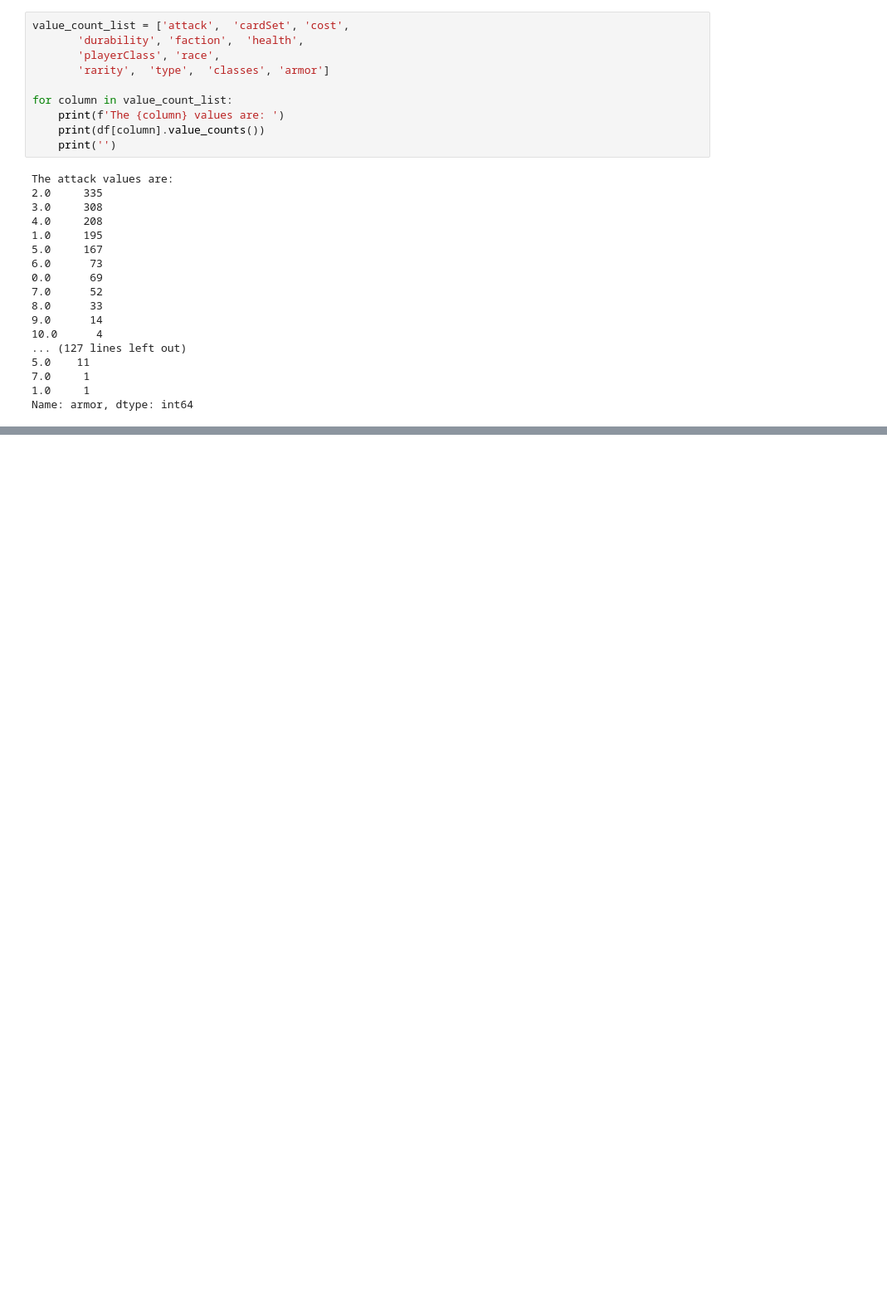
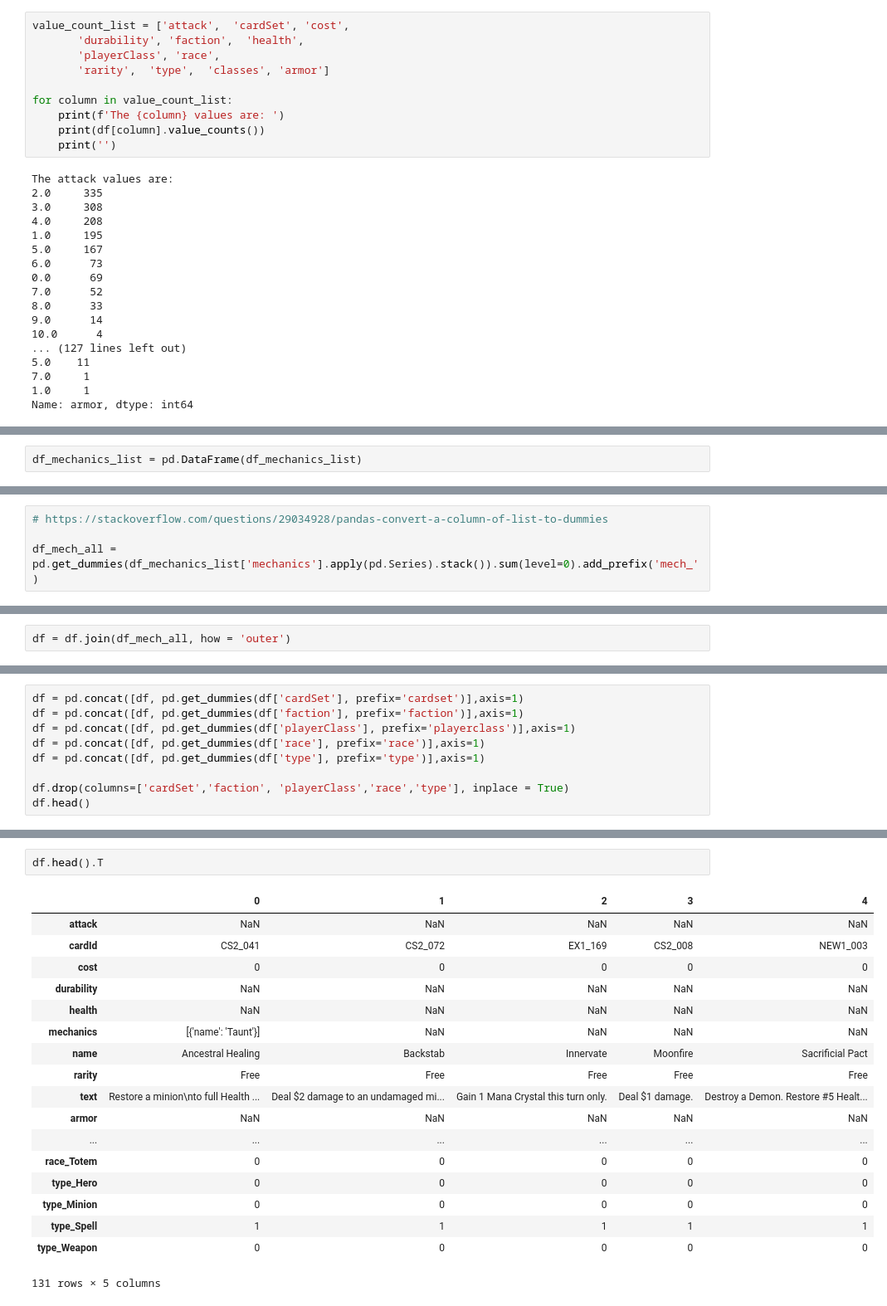
Before and after one commit to sarahberner/Capstone, a Jupyter notebook: 0.2 - EDA .ipynb, the cells around one changed output, grey strips where cells are left out. Shown: that part at 83% size. Drawn from its saved outputs; the diff is of its cells as text; blank space fills up the shorter version.

```diff
--- a/0.2 - EDA .ipynb
+++ b/0.2 - EDA .ipynb
@@ -210,0 +309,2 @@ network analysis (clustering)*** this is the way to go!
+# %%
+df_mechanics_list = pd.DataFrame(df_mechanics_list)
@@ -210,0 +315,4 @@ network analysis (clustering)*** this is the way to go!
+# %%
+# https://stackoverflow.com/questions/29034928/pandas-convert-a-column-of-list-to-dummies
+
+df_mech_all = pd.get_dummies(df_mechanics_list['mechanics'].apply(pd.Series).stack()).sum(level=0).add_prefix('mech_')
@@ -210,0 +329,2 @@ network analysis (clustering)*** this is the way to go!
+# %%
+df = df.join(df_mech_all, how = 'outer')
@@ -210,0 +341,9 @@ network analysis (clustering)*** this is the way to go!
+# %%
+df = pd.concat([df, pd.get_dummies(df['cardSet'], prefix='cardset')],axis=1)
+df = pd.concat([df, pd.get_dummies(df['faction'], prefix='faction')],axis=1)
+df = pd.concat([df, pd.get_dummies(df['playerClass'], prefix='playerclass')],axis=1)
+df = pd.concat([df, pd.get_dummies(df['race'], prefix='race')],axis=1)
+df = pd.concat([df, pd.get_dummies(df['type'], prefix='type')],axis=1)
+
+df.drop(columns=['cardSet','faction', 'playerClass','race','type'], inplace = True)
+df.head()
@@ -210,0 +358,21 @@ network analysis (clustering)*** this is the way to go!
+# %%
+df.head().T
+# %% [output]
+|  | 0 | 1 | 2 | 3 | 4 |
+| attack | NaN | NaN | NaN | NaN | NaN |
+| cardId | CS2_041 | CS2_072 | EX1_169 | CS2_008 | NEW1_003 |
+| cost | 0 | 0 | 0 | 0 | 0 |
+| durability | NaN | NaN | NaN | NaN | NaN |
+| health | NaN | NaN | NaN | NaN | NaN |
+| mechanics | [{'name': 'Taunt'}] | NaN | NaN | NaN | NaN |
+| name | Ancestral Healing | Backstab | Innervate | Moonfire | Sacrificial Pact |
+| rarity | Free | Free | Free | Free | Free |
+| text | Restore a minion\nto full Health ... | Deal $2 damage to an undamaged mi... | Gain 1 Mana Crystal this turn only. | Deal $1 damage. | Destroy a Demon. Restore #5 Healt... |
+| armor | NaN | NaN | NaN | NaN | NaN |
+| ... | ... | ... | ... | ... | ... |
+| race_Totem | 0 | 0 | 0 | 0 | 0 |
+| type_Hero | 0 | 0 | 0 | 0 | 0 |
+| type_Minion | 0 | 0 | 0 | 0 | 0 |
+| type_Spell | 1 | 1 | 1 | 1 | 1 |
+| type_Weapon | 0 | 0 | 0 | 0 | 0 |
+131 rows × 5 columns
```
Also changed, not shown: parts of 39 cells of this notebook, 7 other files.
